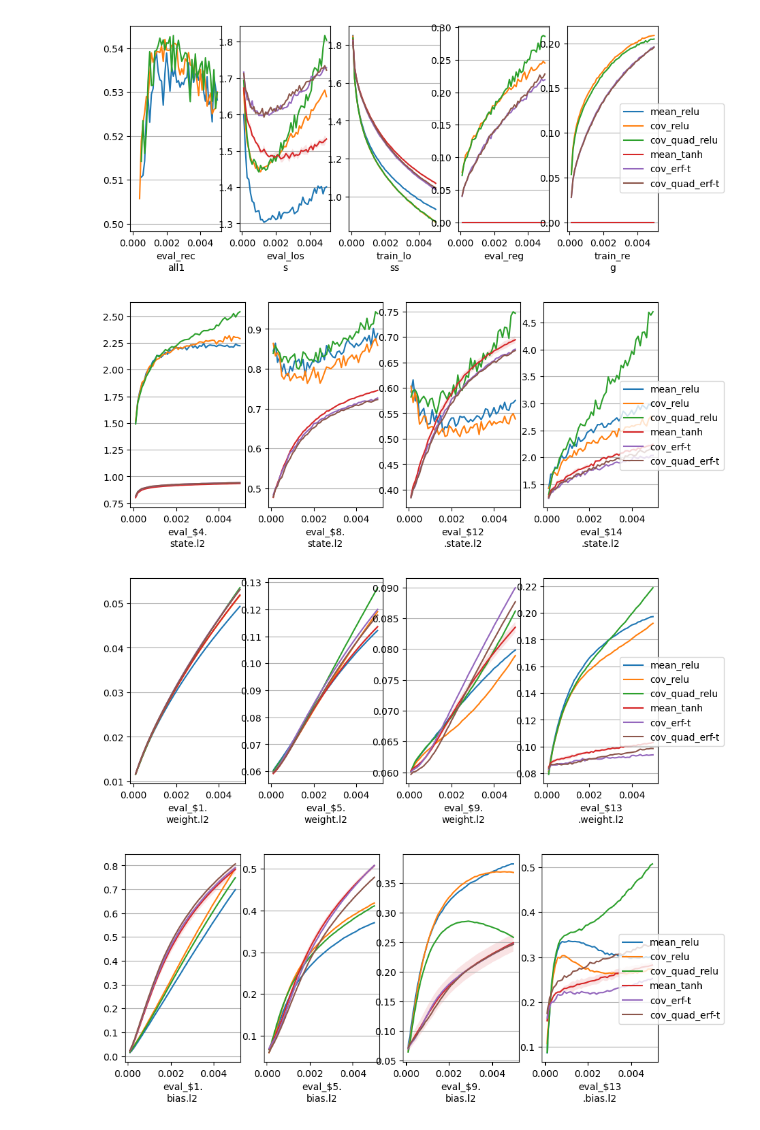
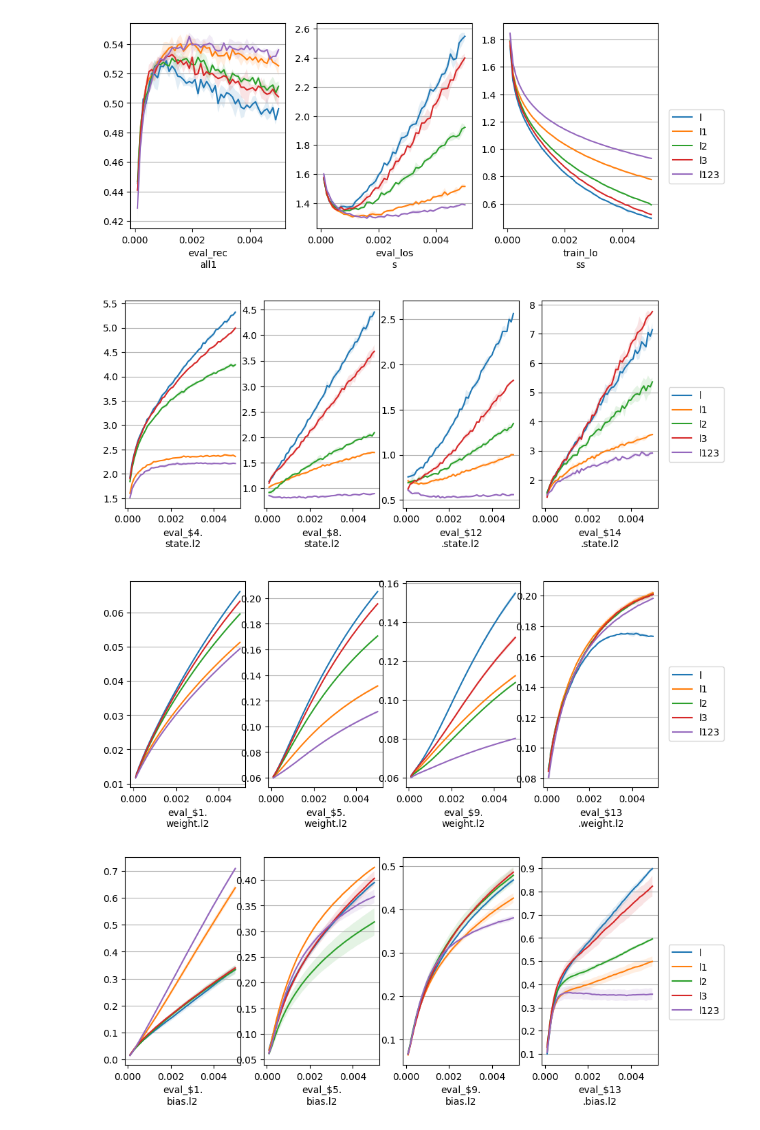
Before and after one commit to yingchenlin/kiln, a Jupyter notebook: dist.ipynb, the cells around one changed output. Cells and saved outputs as stored; diff of their text form; code cells hidden in the pictures.

```diff
--- a/dist.ipynb
+++ b/dist.ipynb
@@ -16,16 +16,17 @@ def read_df(tag2path, samples):
             try:
                 with open(f"outputs/{path}_{sample}/config.json") as f:
                     config = json.load(f)
-                    rate = config["fit"]["optimizer"]["learning_rate"] / config["dataset"]["train"]["batch_size"]
                 df = pd.read_json(f"outputs/{path}_{sample}/logs.json")
-                df["tag"] = tag
-                df["sample"] = sample
-                df["epoch"] = (df.index + 1) * rate
-                df["train_reg"] = df["train_loss"] - df["train_ce"]
-                df["eval_reg"] = df["eval_loss"] - df["eval_ce"]
-                dfs.append(df)
             except:
-                pass
+                continue
+            rate = config["fit"]["optimizer"]["learning_rate"] / \
+                config["dataset"]["train"]["batch_size"]
+            df["tag"] = tag
+            df["sample"] = sample
+            df["epoch"] = (df.index + 1) * rate
+            #df["train_reg"] = df["train_loss"] - df["train_ce"]
+            #df["eval_reg"] = df["eval_loss"] - df["eval_ce"]
+            dfs.append(df)
     return pd.concat(dfs)
 
 def agg_df(df_src, s):
@@ -73,19 +74,21 @@ def read_weight(state, i, flip):
 # %%
 #tag2path = [f"schemes/{s}_{l}" for s in ("none", "base", "mean", "cov-mc", "cov-quad") for l in ("all",)]
 #tag2path = [f"cov/cov_{l}_b{b}_o{o}_c{c}" for l in ("mc",) for b in (0, 1) for o in (0, 1, 2) for c in (1,)]
-#tag2path = {s: f"cov/cov_mc_b0_o2_c0{s}" for s in ("", "_lsg", "_wsg", "_psg")}
-#tag2path = {s: f"cov/cov_mc_b0_o2_c0{s}_l2" for s in ("", "_xsg", "_wsg", "_psg", "_lsg", "_gsg", "_hsg")}
+#tag2path = {s: f"cov/cov_mc_b0_o2_c0_{s}" for s in ("xsg", "wsg", "psg", "lsg", "gsg", "hsg")}
 #tag2path = {f"{b}_{o}_{c}": f"dis/cov_mc_{b}_{o}_{c}" for o in ("o1", "o2") for b in ("b0", "b1") for c in ("c0", "c1")}
 #tag2path = {l: f"cov/cov_mc_b1_o2_c1_{l}" for l in ("l", "l1", "l2", "l3", "l123")}
-#tag2path = {f"{l}": f"lyr/mean_{l}" for l in ("l", "l1", "l2", "l3", "l123")}
+tag2path = {f"{l}": f"lyr/mean_{l}" for l in ("l", "l1", "l2", "l3", "l123")}
 #tag2path = {f"{l}": f"lyr/mean_sigmoid_{l}" for l in ("l", "l1", "l2", "l3", "l123")}
 #tag2path = {f"{l}_{b}": f"hpo/mean_s0.0_{l}_{b}" for l in ("l2e-3", "l5e-3", "l1e-2") for b in ("b50", "b100", "b200")}
 #tag2path = {"mean": "cov/mean_l123", "cov": "cov/cov_mc_b1_o2_c1_l123"}
-#tag2path = {f"b{e}": f"epc/mean_tanh_e{e}" for e in (0, 10, 20, 30, 40)}
-tag2path = {f"{m}": f"lyr/{m}_l123" for m in ("mean_relu", "cov_relu", "cov_quad_relu", "mean_tanh", "cov_erf-t", "cov_quad_erf-t")}
+#tag2path = {f"b{i}": f"epc/mean_tanh_b{i}" for i in (0, 10, 20, 30, 40)}
+#tag2path = {f"e{i}": f"epc/mean_tanh_e{i}" for i in (0, 10, 20, 30, 40)}
+#tag2path = {f"{m}": f"lyr/{m}_l123" for m in ("mean_relu", "cov_relu", "cov_quad_relu", "mean_tanh", "cov_erf-t", "cov_quad_erf-t")}
+#tag2path = {s: f"grd/cov_quad_relu_o1_b0_c0_{s}" for s in ("none", "gsg", "hsg", "o0", "xsg", "wsg", "psg", "lsg")}
+#tag2path = {s: f"grd/cov_quad_erf-t_o1_b0_c0_{s}" for s in ("none", "gsg", "hsg", "xsg", "wsg", "psg", "lsg")}
 
 samples = 10
-epochs = (30,)
+epochs = (50,)
 #states, linears = (3, 6, 9, 11), (1, 4, 7, 10)
 states, linears = (4, 8, 12, 14), (1, 5, 9, 13)
 #states, linears = (2, 6, 10, 14), (1, 5, 9, 13)
@@ -94,38 +97,38 @@ layers = [f"layer {i+1}" for i in range(3)]
 # %%
 def rowplots(df, labels, start=0, stop=50, sharex=True, sharey=False):
     fig, axes = plt.subplots(
         1, len(labels), figsize=(10, 4),
         sharex=sharex, sharey=sharey,
         facecolor="w", dpi=100)
     if len(labels) == 1:
         axes = [axes]
     df = df[(df.index >= start)&(df.index < stop)]
     df_mean = df.groupby(["tag", "epoch"], sort=False).mean().reset_index().set_index("epoch").groupby("tag", sort=False)
     df_var = df.groupby(["tag", "epoch"], sort=False).var().reset_index().set_index("epoch").groupby("tag", sort=False)
     for ax, label in zip(axes, labels):
         ax.set_xlabel(f"{label[:8]}\n{label[8:]}")
         ax.grid(axis="y")
         #ax.set_xscale("log")
         for (tag, mean), (_, var) in zip(df_mean[label], df_var[label]):
             std = np.sqrt(var)
             ax.plot(mean.index, mean, label=tag)
             ax.fill_between(mean.index, mean-std, mean+std, alpha=0.125)
         #ax.set_ylim(bottom=0)
     fig.legend(*axes[0].get_legend_handles_labels(), "right")
 
 df = read_df(tag2path, samples)
-df["eval_recall1"] = df["eval_recall1"].mask(df["eval_recall1"] < 0.50)
-rowplots(df, ["eval_recall1", "eval_loss", "train_loss", "eval_reg", "train_reg"])
+#df["eval_recall1"] = df["eval_recall1"].mask((df["eval_recall1"] < 0.50))
+rowplots(df, ["eval_recall1", "eval_loss", "train_loss"]) #, "eval_reg", "train_reg"])
 #rowplots(df, [f"eval_${i}.state.l0" for i in states])
 rowplots(df, [f"eval_${i}.state.l2" for i in states])
 rowplots(df, [f"eval_${i}.weight.l2" for i in linears])
 rowplots(df, [f"eval_${i}.bias.l2" for i in linears])
 None
 # %% [output]
-[figure, old version]
+[figure, new version]
-[figure, old version]
+[figure, new version]
-[figure, old version]
+[figure, new version]
-[figure, old version]
+[figure, new version]
 # %%
 def gridplot(title, xlabels, ylabels):
     nrows, ncols = len(ylabels), len(xlabels)
```
Also changed, not shown: parts of 1 cell of this notebook, 2 other files.
